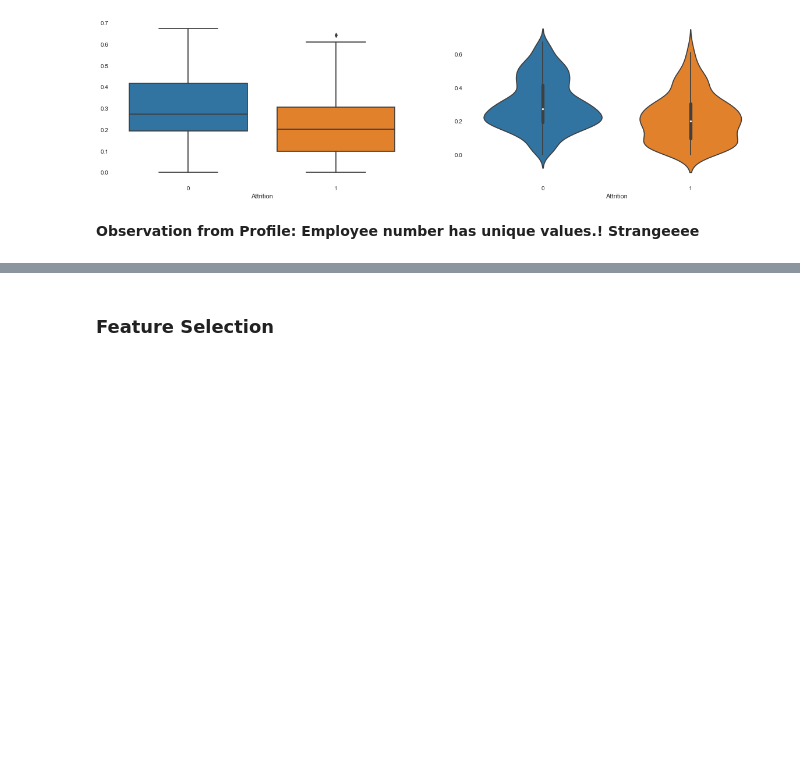
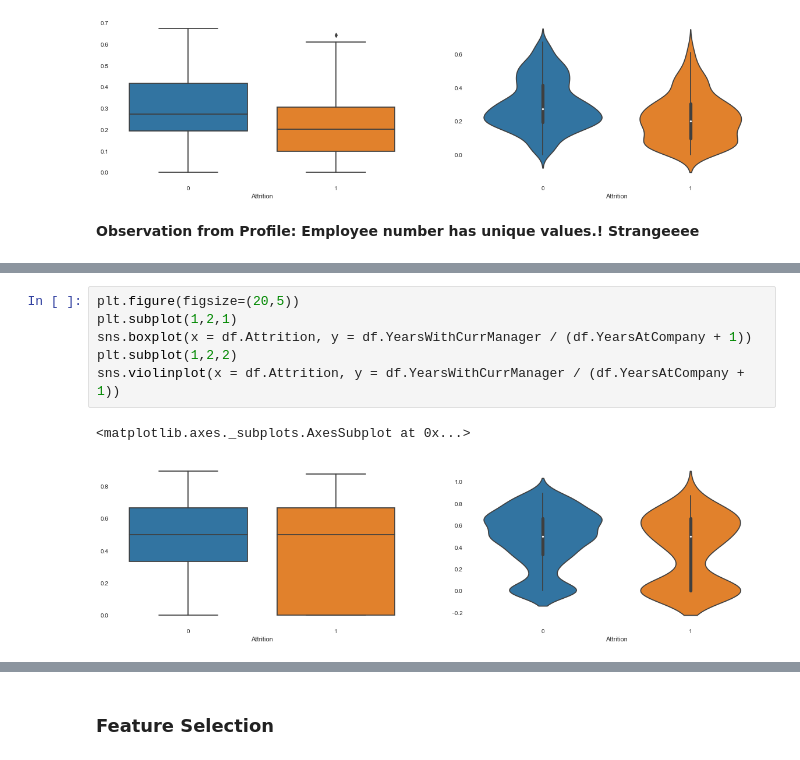
Before and after one commit to falcolf/Employee_Attrition, a Jupyter notebook: Analysis.ipynb, the cells around one changed output, grey strips where cells are left out. Saved outputs shown, nothing was run; the diff lists cells and outputs as text; blank space fills up the shorter version.

```diff
--- a/Analysis.ipynb
+++ b/Analysis.ipynb
@@ -651,0 +688,9 @@ sns.violinplot(x = df.Attrition, y = df.TotalWorkingYears / df.Age)
+# %%
+plt.figure(figsize=(20,5))
+plt.subplot(1,2,1)
+sns.boxplot(x = df.Attrition, y = df.YearsWithCurrManager / (df.YearsAtCompany + 1))
+plt.subplot(1,2,2)
+sns.violinplot(x = df.Attrition, y = df.YearsWithCurrManager / (df.YearsAtCompany + 1))
+# %% [output]
+<matplotlib.axes._subplots.AxesSubplot at 0x...>
+[figure, added]
```
Also changed, not shown: parts of 6 cells of this notebook, 2 other files.
